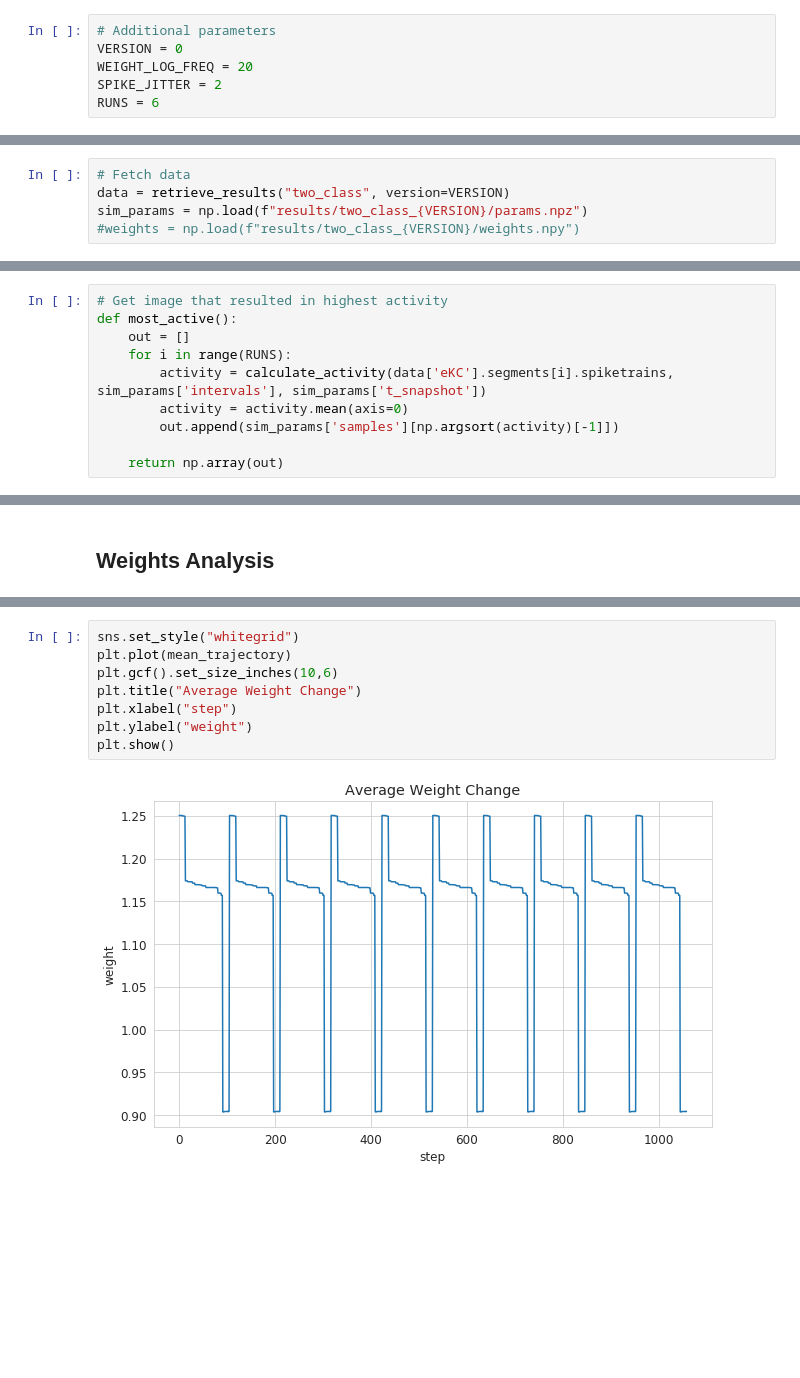
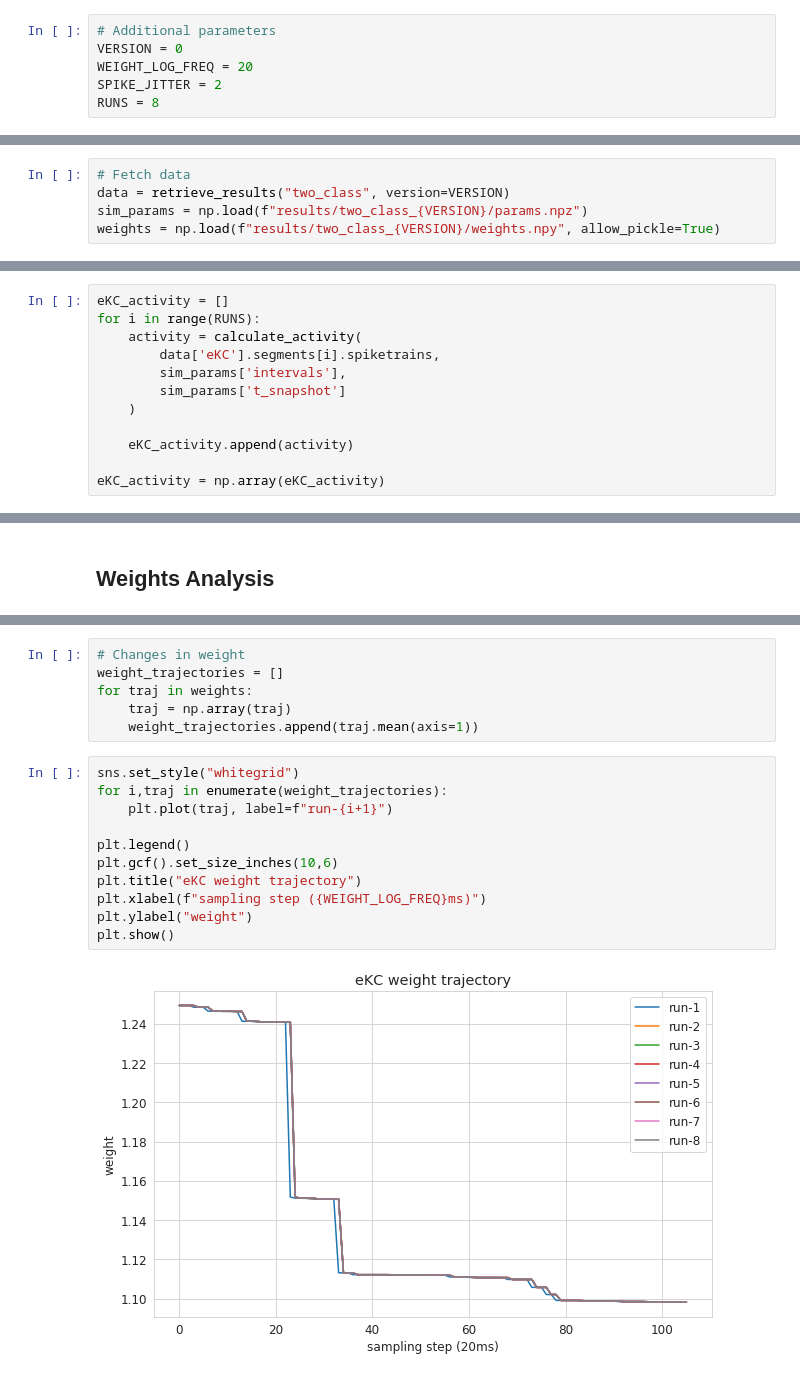
Before and after one commit to bikeboi/jra-project, a Jupyter notebook: experiment_1.ipynb, the cells around one changed output, grey strips where cells are left out. Drawn from its saved outputs; the diff is of its cells as text; blank space fills up the shorter version.

```diff
--- a/experiment_1.ipynb
+++ b/experiment_1.ipynb
@@ -105,7 +105,7 @@ Sparsity Ratio per-class: [0.92160494 0.93374486]
 VERSION = 0
 WEIGHT_LOG_FREQ = 20
 SPIKE_JITTER = 2
-RUNS = 6
+RUNS = 8
 # %%
 run(
     inputs,
@@ -149,7 +149,7 @@ Saving simulation params...
 # Fetch data
 data = retrieve_results("two_class", version=VERSION)
 sim_params = np.load(f"results/two_class_{VERSION}/params.npz")
-#weights = np.load(f"results/two_class_{VERSION}/weights.npy")
+weights = np.load(f"results/two_class_{VERSION}/weights.npy", allow_pickle=True)
 # %%
 # Plot spikes
 
@@ -175,10 +169,12 @@ iKC_activity = calculate_activity(iKC_spiketrains, sim_params['intervals'], sim_
 # %%
-# Get image that resulted in highest activity
-def most_active():
-    out = []
-    for i in range(RUNS):
-        activity = calculate_activity(data['eKC'].segments[i].spiketrains, sim_params['intervals'], sim_params['t_snapshot'])
-        activity = activity.mean(axis=0)
-        out.append(sim_params['samples'][np.argsort(activity)[-1]])
+eKC_activity = []
+for i in range(RUNS):
+    activity = calculate_activity(
+        data['eKC'].segments[i].spiketrains,
+        sim_params['intervals'],
+        sim_params['t_snapshot']
+    )
 
-    return np.array(out)
+    eKC_activity.append(activity)
+
+eKC_activity = np.array(eKC_activity)
@@ -227,10 +230,19 @@ mean_trajectory = weights.mean(axis=-1)
+# %%
+# Changes in weight
+weight_trajectories = []
+for traj in weights:
+    traj = np.array(traj)
+    weight_trajectories.append(traj.mean(axis=1))
 # %%
 sns.set_style("whitegrid")
-plt.plot(mean_trajectory)
+for i,traj in enumerate(weight_trajectories):
+    plt.plot(traj, label=f"run-{i+1}")
+
+plt.legend()
 plt.gcf().set_size_inches(10,6)
-plt.title("Average Weight Change")
-plt.xlabel("step")
+plt.title("eKC weight trajectory")
+plt.xlabel(f"sampling step ({WEIGHT_LOG_FREQ}ms)")
 plt.ylabel("weight")
 plt.show()
 # %% [output]
-[figure, old version]
+[figure, new version]
```
Also changed, not shown: parts of 9 cells of this notebook, 4 other files.
